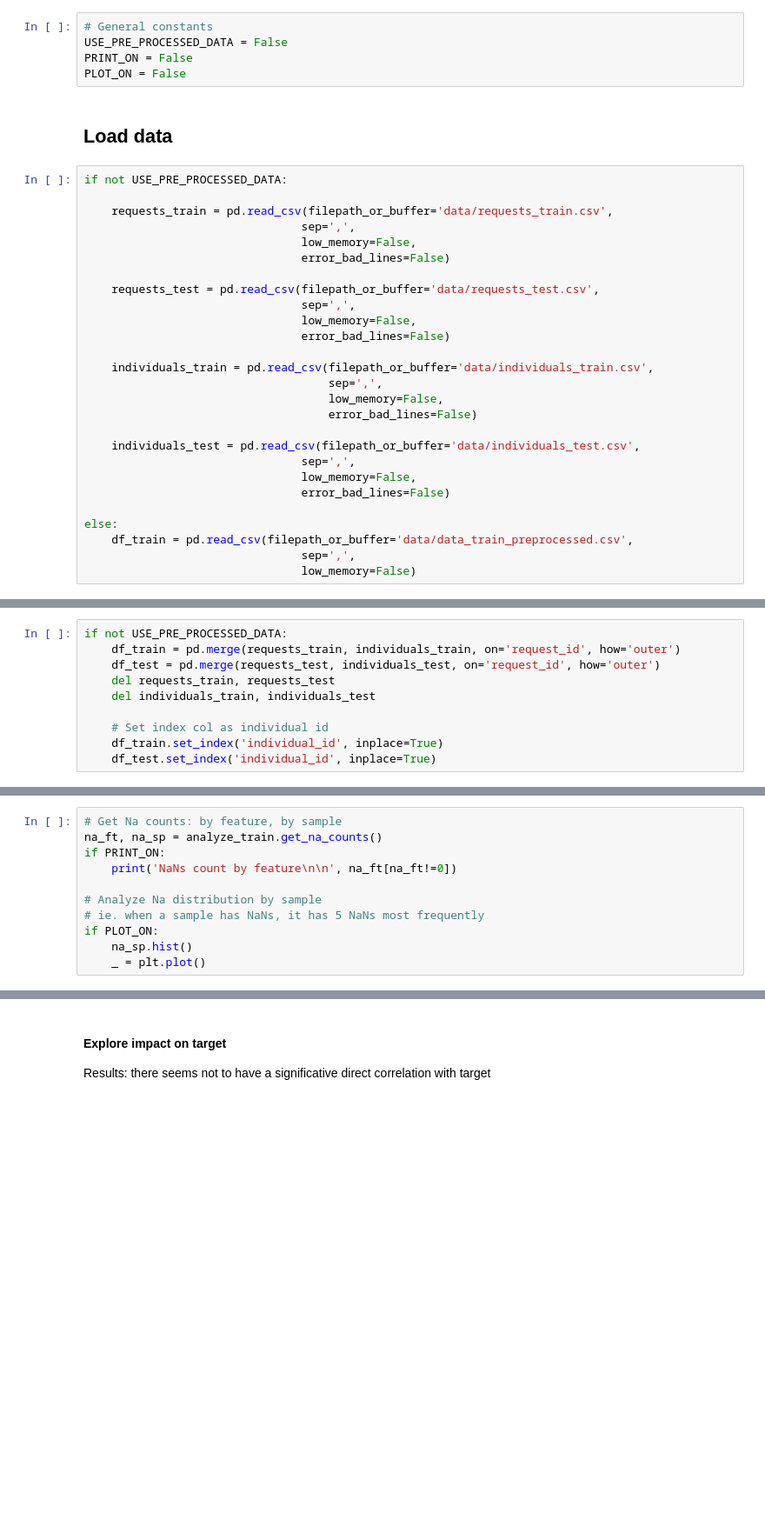
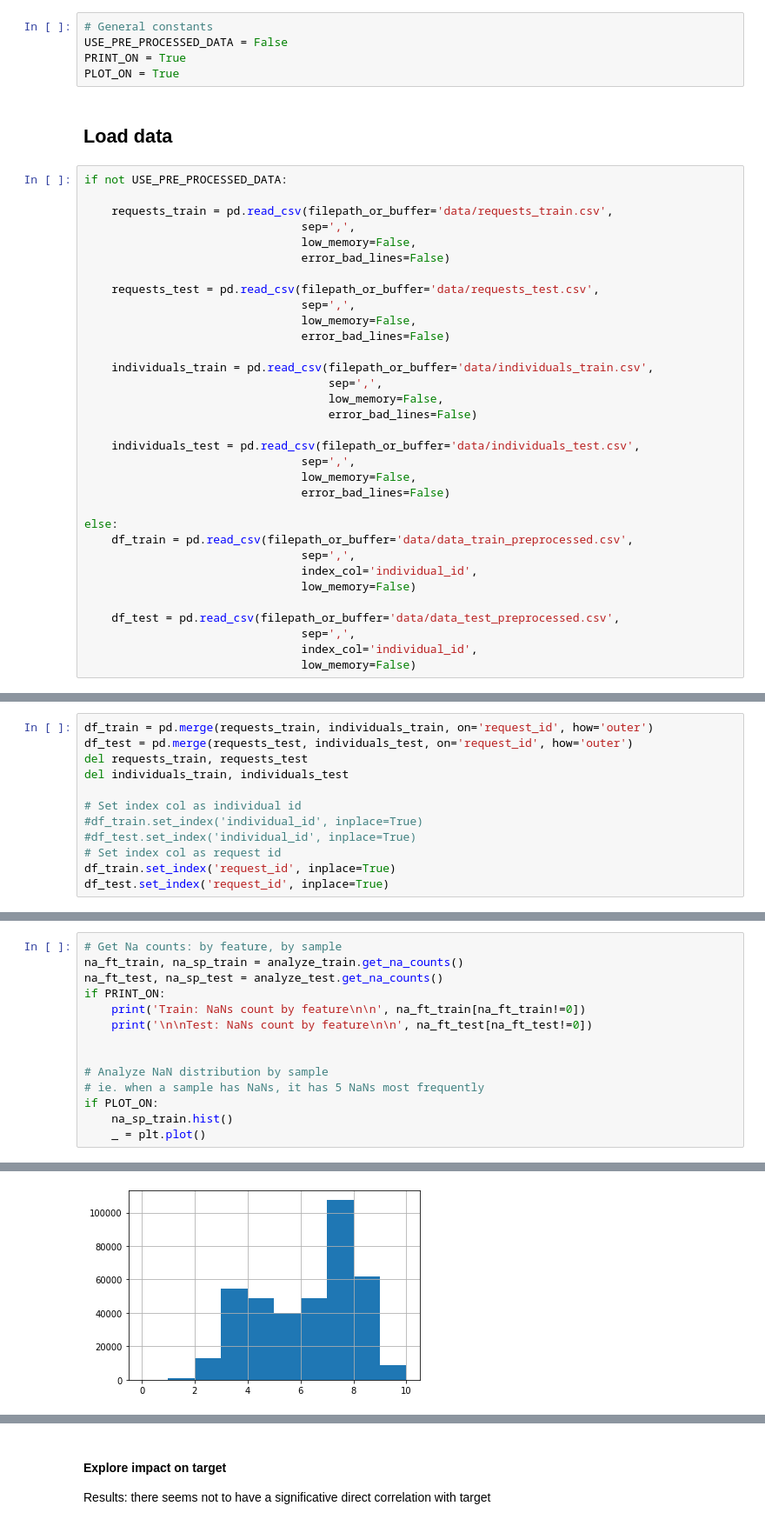
Before and after one commit to AlexisBogroff/Contests, a Jupyter notebook: Predictions/Emergency_housing/data_exploration.ipynb, the cells around one changed output, grey strips where cells are left out. Shown at 87% size. Cells and saved outputs as stored; diff of their text form; blank space fills up the shorter version.

Commit message:
Paradigm shift: redo all and use mainly request db

```diff
--- a/Predictions/Emergency_housing/data_exploration.ipynb
+++ b/Predictions/Emergency_housing/data_exploration.ipynb
@@ -36,8 +90,8 @@ def competition_scorer(y_true, y_pred):
 # %%
 # General constants
 USE_PRE_PROCESSED_DATA = False
-PRINT_ON = False
-PLOT_ON = False
+PRINT_ON = True
+PLOT_ON = True
 # %% [markdown]
 ## Load data
 # %%
@@ -66,4 +120,10 @@ if not USE_PRE_PROCESSED_DATA:
 else:
     df_train = pd.read_csv(filepath_or_buffer='data/data_train_preprocessed.csv',
                                 sep=',',
+                                index_col='individual_id',
                                 low_memory=False)
+
+    df_test = pd.read_csv(filepath_or_buffer='data/data_test_preprocessed.csv',
+                                sep=',',
+                                index_col='individual_id',
+                                low_memory=False)
@@ -72,10 +140,12 @@ else:
 # %%
-if not USE_PRE_PROCESSED_DATA:
-    df_train = pd.merge(requests_train, individuals_train, on='request_id', how='outer')
-    df_test = pd.merge(requests_test, individuals_test, on='request_id', how='outer')
-    del requests_train, requests_test
-    del individuals_train, individuals_test
+df_train = pd.merge(requests_train, individuals_train, on='request_id', how='outer')
+df_test = pd.merge(requests_test, individuals_test, on='request_id', how='outer')
+del requests_train, requests_test
+del individuals_train, individuals_test
 
-    # Set index col as individual id
-    df_train.set_index('individual_id', inplace=True)
-    df_test.set_index('individual_id', inplace=True)
+# Set index col as individual id
+#df_train.set_index('individual_id', inplace=True)
+#df_test.set_index('individual_id', inplace=True)
+# Set index col as request id
+df_train.set_index('request_id', inplace=True)
+df_test.set_index('request_id', inplace=True)
@@ -138,11 +187,15 @@ Transform Boolean at col pregnancy: True/False=['f' 't']
 # %%
 # Get Na counts: by feature, by sample
-na_ft, na_sp = analyze_train.get_na_counts()
+na_ft_train, na_sp_train = analyze_train.get_na_counts()
+na_ft_test, na_sp_test = analyze_test.get_na_counts()
 if PRINT_ON:
-    print('NaNs count by feature\n\n', na_ft[na_ft!=0])
+    print('Train: NaNs count by feature\n\n', na_ft_train[na_ft_train!=0])
+    print('\n\nTest: NaNs count by feature\n\n', na_ft_test[na_ft_test!=0])
 
-# Analyze Na distribution by sample
+
+# Analyze NaN distribution by sample
 # ie. when a sample has NaNs, it has 5 NaNs most frequently
 if PLOT_ON:
-    na_sp.hist()
+    na_sp_train.hist()
     _ = plt.plot()
+# %% [output]
@@ -148,0 +219 @@ if PLOT_ON:
+[figure, added]
```
Also changed, not shown: parts of 28 cells of this notebook.
